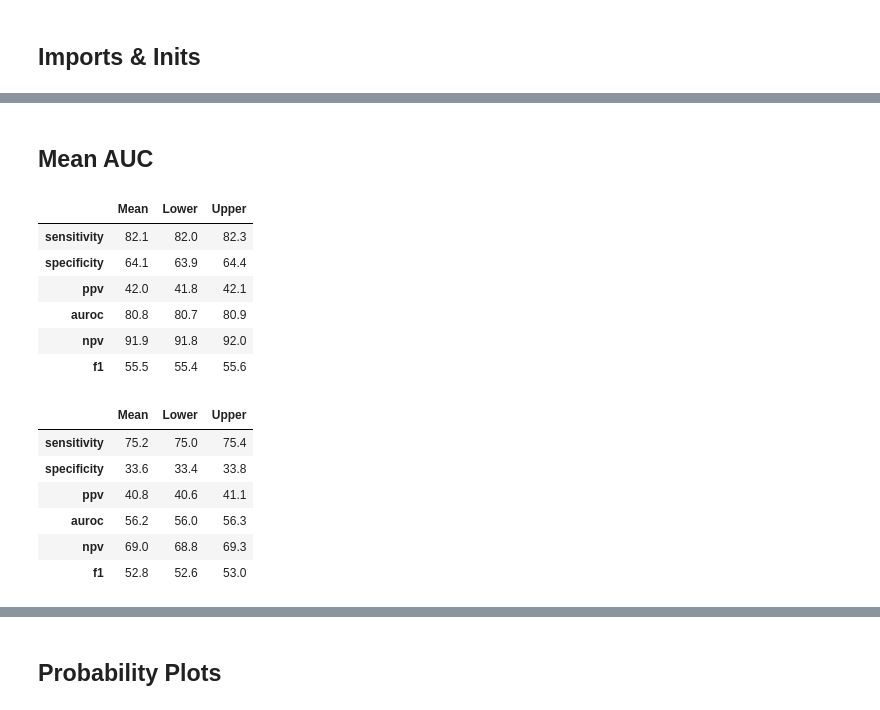
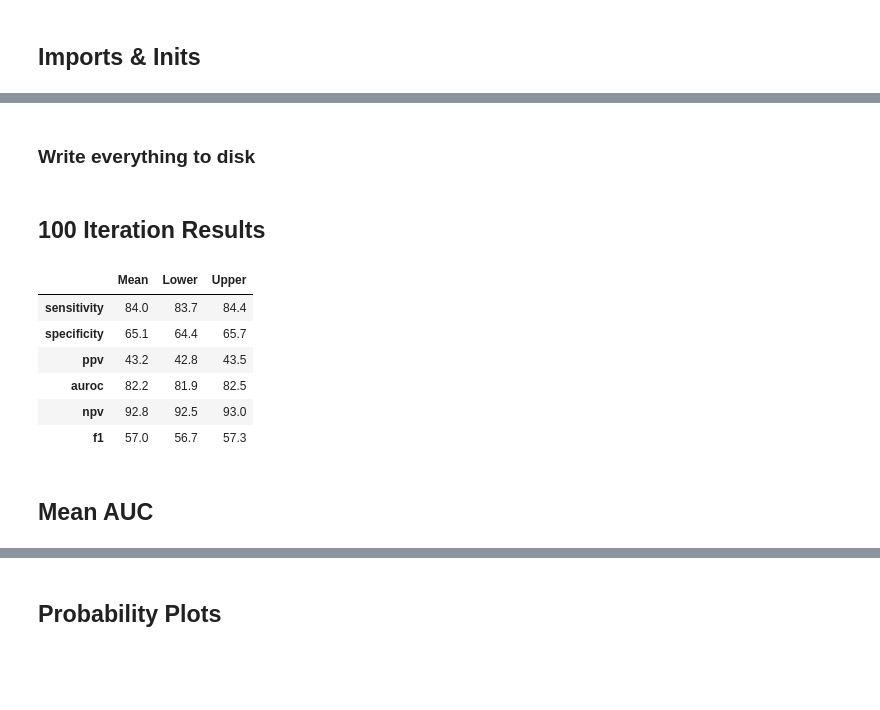
Before and after one commit to sudarshan85/imminent-adm-mimic, a Jupyter notebook: analysis/result_analysis.ipynb, the cells around one changed output, grey strips where cells are left out. Cells and saved outputs as stored; diff of their text form; code cells hidden in the pictures; blank space fills up the shorter version.

Commit message:
Ensembles done

```diff
--- a/analysis/result_analysis.ipynb
+++ b/analysis/result_analysis.ipynb
@@ -69,0 +111,16 @@ for model in models:
+# %%
+ia_ensembles = get_ensemble(ensembles, args.ia_thresh, ia_bams)
+
+for model, vals in ia_ensembles.items():
+  args.ia_thresh[model] = np.round(vals[-1], 3)
+
+for model, vals in ia_ensembles.items():
+  ia_bams[model] = BinaryAvgMetrics(*vals[:-1])
+
+ps_ensembles = get_ensemble(ensembles, args.ps_thresh, ps_bams)
+
+for model, vals in ps_ensembles.items():
+  args.ps_thresh[model] = np.round(vals[-1], 3)
+
+for model, vals in ps_ensembles.items():
+  ps_bams[model] = BinaryAvgMetrics(*vals[:-1])
@@ -179,0 +192,16 @@ ps_ttests.to_csv(args.workdir/'ps.xlsx')
+# %% [markdown]
+### Write everything to disk
+# %%
+with open(args.resultdir/'bams.pkl', 'wb') as f:
+  pickle.dump(ia_bams, f)
+  pickle.dump(ps_bams, f)
+
+ia_metrics.to_csv(args.resultdir/'ia_metrics.csv', float_format='%.1f')
+ps_metrics.to_csv(args.resultdir/'ps_metrics.csv', float_format='%.1f')
+ia_best.to_csv(args.resultdir/'ia_best.csv', float_format='%.3f')
+ps_best.to_csv(args.resultdir/'ps_best.csv', float_format='%.3f')
+
+ia_ttests.to_csv(args.resultdir/'ia_ttests.csv')
+ps_ttests.to_csv(args.resultdir/'ps_ttests.csv')
+# %% [markdown]
+## 100 Iteration Results
@@ -180,24 +220,12 @@ ps_ttests.to_csv(args.workdir/'ps.xlsx')
+# %%
+ia_bams['avg-lr-rf-gbm-mlp'].get_avg_metrics(conf=0.95)
+# %% [output]
+|  | Mean | Lower | Upper |
+| sensitivity | 84.0 | 83.7 | 84.4 |
+| specificity | 65.1 | 64.4 | 65.7 |
+| ppv | 43.2 | 42.8 | 43.5 |
+| auroc | 82.2 | 81.9 | 82.5 |
+| npv | 92.8 | 92.5 | 93.0 |
+| f1 | 57.0 | 56.7 | 57.3 |
 # %% [markdown]
 ## Mean AUC
-# %%
-model = 'mlp'
-ia_bams[model].get_avg_metrics(conf=0.5)
-# %% [output]
-|  | Mean | Lower | Upper |
-| sensitivity | 82.1 | 82.0 | 82.3 |
-| specificity | 64.1 | 63.9 | 64.4 |
-| ppv | 42.0 | 41.8 | 42.1 |
-| auroc | 80.8 | 80.7 | 80.9 |
-| npv | 91.9 | 91.8 | 92.0 |
-| f1 | 55.5 | 55.4 | 55.6 |
-# %%
-model = 'mlp'
-ps_bams[model].get_avg_metrics(conf=0.5)
-# %% [output]
-|  | Mean | Lower | Upper |
-| sensitivity | 75.2 | 75.0 | 75.4 |
-| specificity | 33.6 | 33.4 | 33.8 |
-| ppv | 40.8 | 40.6 | 41.1 |
-| auroc | 56.2 | 56.0 | 56.3 |
-| npv | 69.0 | 68.8 | 69.3 |
-| f1 | 52.8 | 52.6 | 53.0 |
```
Also changed, not shown: parts of 21 cells of this notebook, 2 other files.
